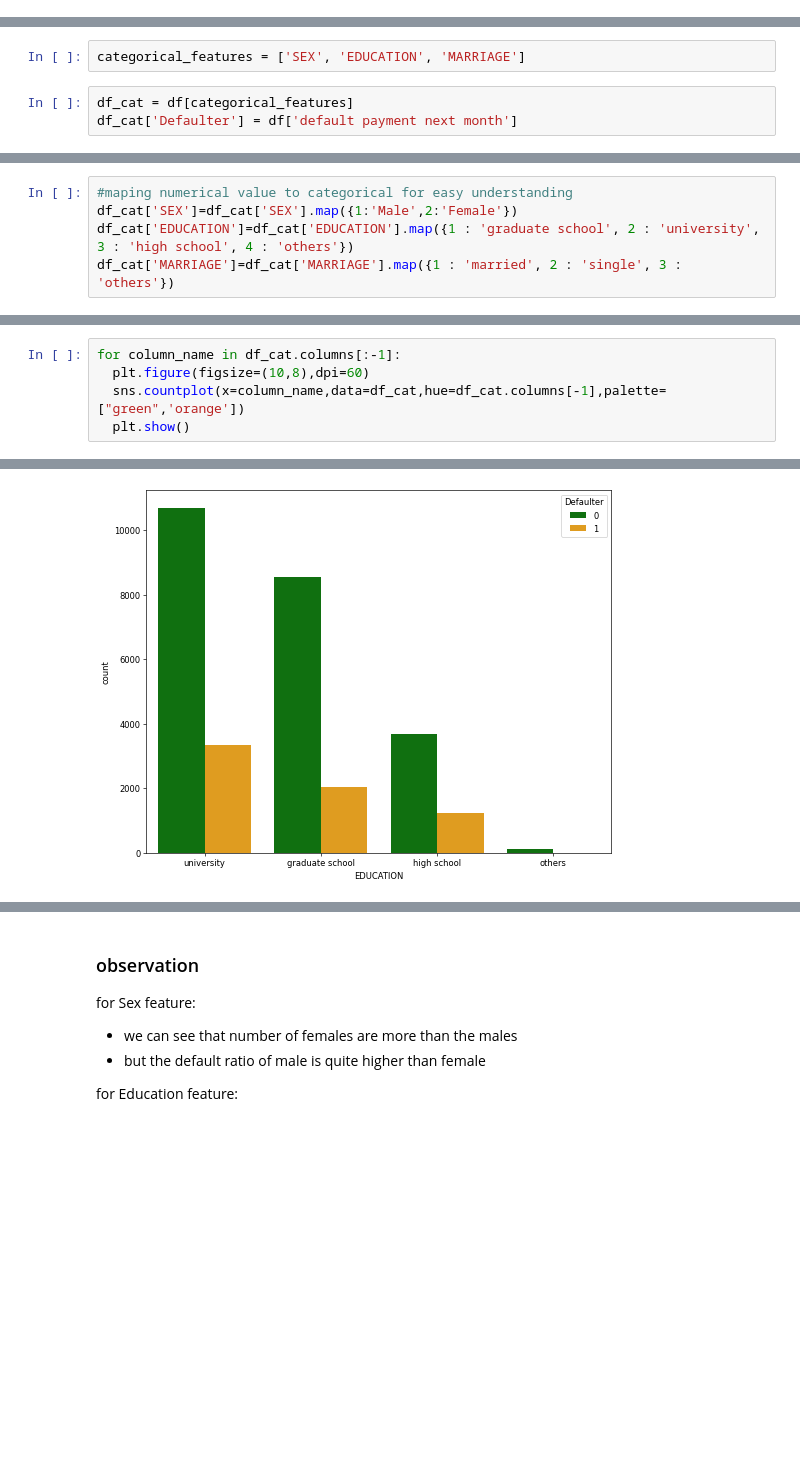
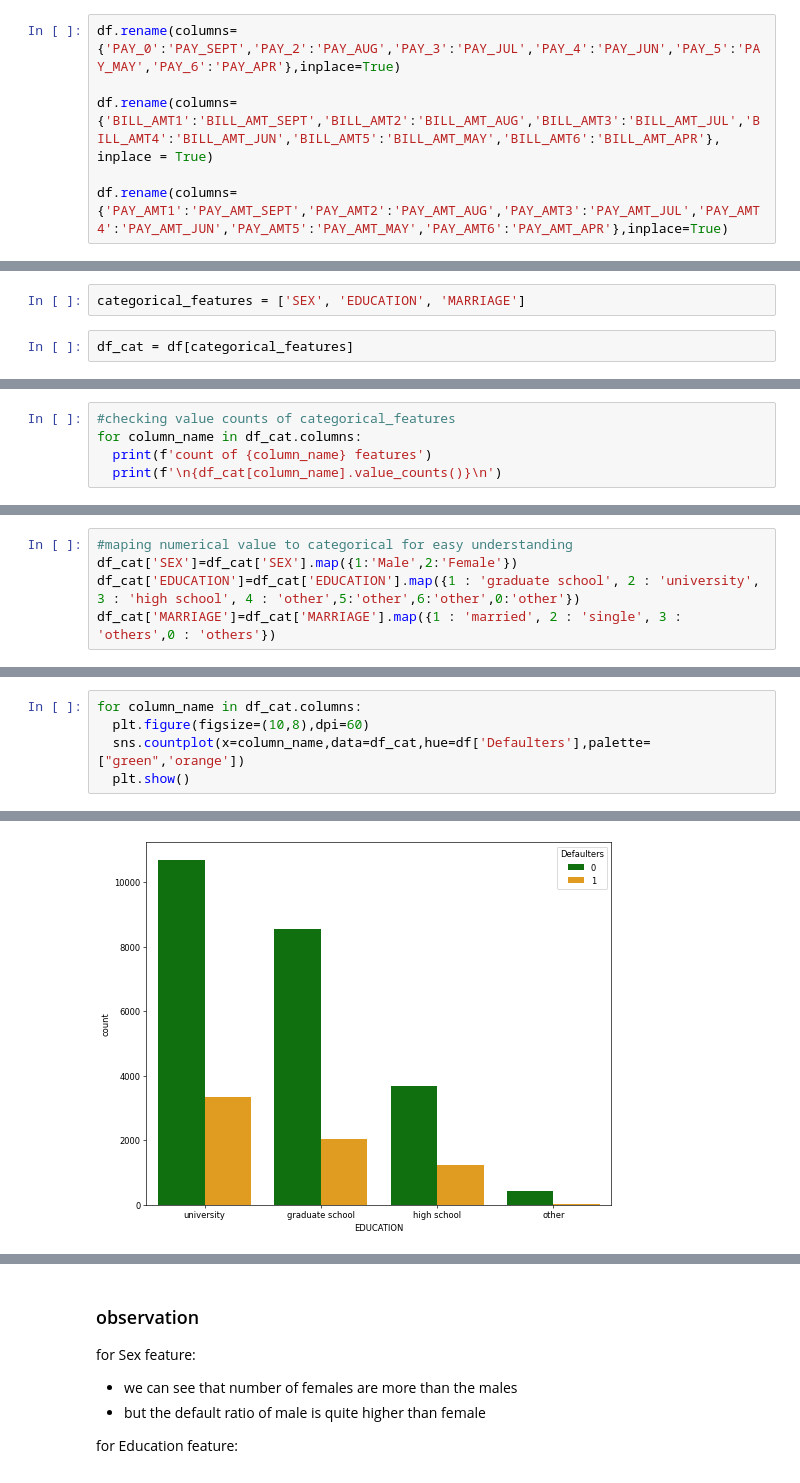
Before and after one commit to Aaryant31/Credit-Card-Default-Prediction, a Jupyter notebook: Rahul_kumar_soni_Credit_Card_Default_Prediction_Capstone_Project.ipynb, the cells around one changed output, grey strips where cells are left out. Cells and saved outputs as stored; diff of their text form; blank space fills up the shorter version.

```diff
--- a/Rahul_kumar_soni_Credit_Card_Default_Prediction_Capstone_Project.ipynb
+++ b/Rahul_kumar_soni_Credit_Card_Default_Prediction_Capstone_Project.ipynb
@@ -161,0 +190,6 @@ Name: default payment next month, dtype: int64
+# %%
+df.rename(columns={'PAY_0':'PAY_SEPT','PAY_2':'PAY_AUG','PAY_3':'PAY_JUL','PAY_4':'PAY_JUN','PAY_5':'PAY_MAY','PAY_6':'PAY_APR'},inplace=True)
+
+df.rename(columns={'BILL_AMT1':'BILL_AMT_SEPT','BILL_AMT2':'BILL_AMT_AUG','BILL_AMT3':'BILL_AMT_JUL','BILL_AMT4':'BILL_AMT_JUN','BILL_AMT5':'BILL_AMT_MAY','BILL_AMT6':'BILL_AMT_APR'}, inplace = True)
+
+df.rename(columns={'PAY_AMT1':'PAY_AMT_SEPT','PAY_AMT2':'PAY_AMT_AUG','PAY_AMT3':'PAY_AMT_JUL','PAY_AMT4':'PAY_AMT_JUN','PAY_AMT5':'PAY_AMT_MAY','PAY_AMT6':'PAY_AMT_APR'},inplace=True)
@@ -176,4 +219,3 @@ sns.countplot(x='default payment next month',data=df,palette='Set1')
 categorical_features = ['SEX', 'EDUCATION', 'MARRIAGE']
 # %%
 df_cat = df[categorical_features]
-df_cat['Defaulter'] = df['default payment next month']
@@ -188,0 +235,5 @@ df_cat.head()
+# %%
+#checking value counts of categorical_features
+for column_name in df_cat.columns:
+  print(f'count of {column_name} features')
+  print(f'\n{df_cat[column_name].value_counts()}\n')
@@ -189,8 +258,8 @@ df_cat.head()
 # %%
 #maping numerical value to categorical for easy understanding
 df_cat['SEX']=df_cat['SEX'].map({1:'Male',2:'Female'})
-df_cat['EDUCATION']=df_cat['EDUCATION'].map({1 : 'graduate school', 2 : 'university', 3 : 'high school', 4 : 'others'})
-df_cat['MARRIAGE']=df_cat['MARRIAGE'].map({1 : 'married', 2 : 'single', 3 : 'others'})
+df_cat['EDUCATION']=df_cat['EDUCATION'].map({1 : 'graduate school', 2 : 'university', 3 : 'high school', 4 : 'other',5:'other',6:'other',0:'other'})
+df_cat['MARRIAGE']=df_cat['MARRIAGE'].map({1 : 'married', 2 : 'single', 3 : 'others',0 : 'others'})
 # %%
 df_cat.head()
 # %% [output]
@@ -203,11 +272,11 @@ df_cat.head()
 # %%
-for column_name in df_cat.columns[:-1]:
+for column_name in df_cat.columns:
   plt.figure(figsize=(10,8),dpi=60)
-  sns.countplot(x=column_name,data=df_cat,hue=df_cat.columns[-1],palette=["green",'orange'])
+  sns.countplot(x=column_name,data=df_cat,hue=df['Defaulters'],palette=["green",'orange'])
   plt.show()
 # %% [output]
 [figure]
-[figure, old version]
+[figure, new version]
 [figure]
 # %%
 #checking value counts of categorical_features
```
Also changed, not shown: parts of 24 cells of this notebook.
